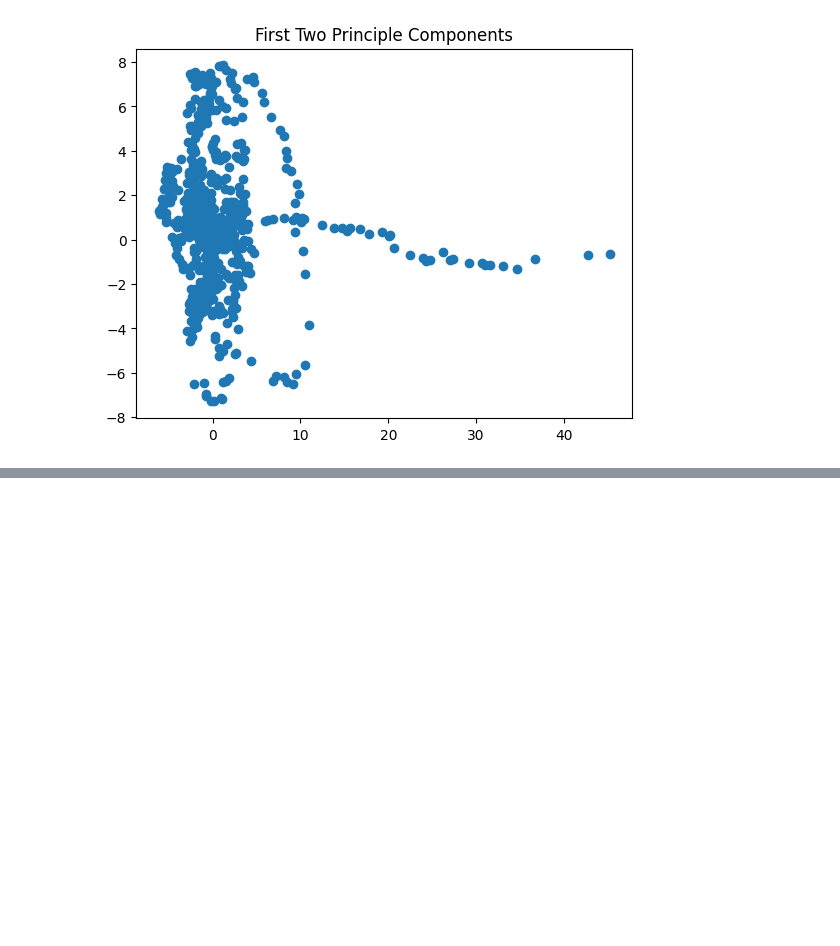
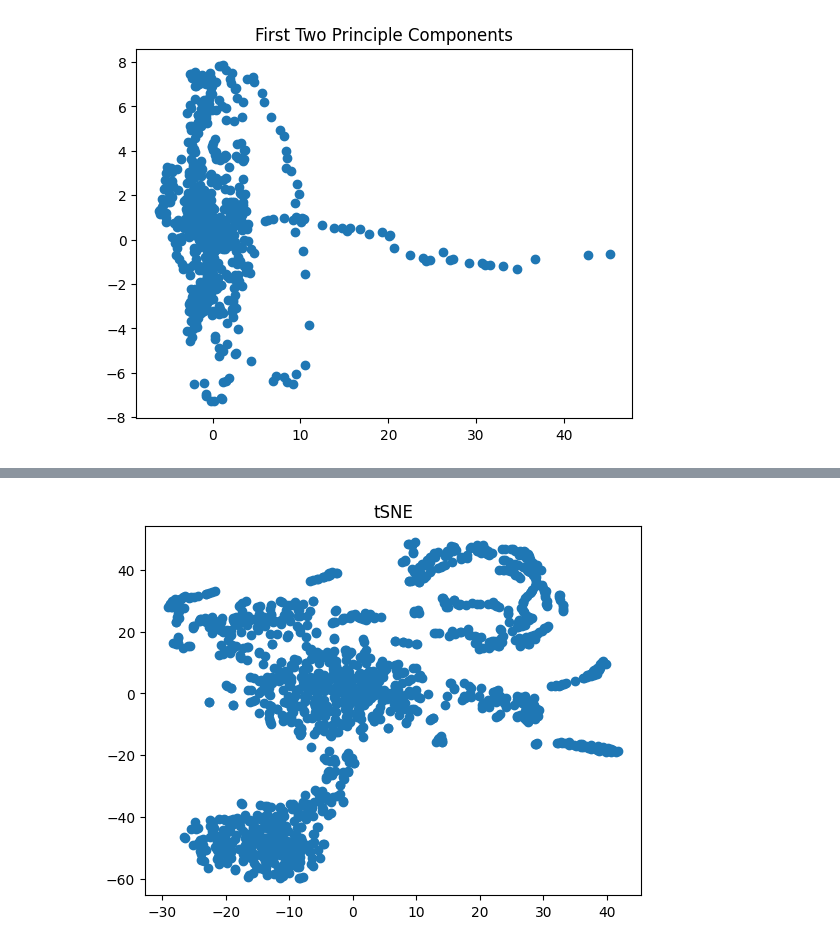
Before and after one commit to KyleTerrito/CHE4230, a Jupyter notebook: testing/Testing.ipynb, the cells around one changed output, grey strips where cells are left out. Cells and saved outputs as stored; diff of their text form; code cells hidden in the pictures; blank space fills up the shorter version.

```diff
--- a/testing/Testing.ipynb
+++ b/testing/Testing.ipynb
@@ -63,0 +75,10 @@ plt.scatter(part_tSNE[:,0], part_tSNE[:,1])
+# %%
+from sklearn.manifold import TSNE
+tsne = TSNE(n_components = 2)
+df_tsne = tsne.fit_transform(train_scaled)
+
+plt.scatter(df_tsne[:,0], df_tsne[:,1])
+plt.title("tSNE")
+plt.show()
+# %% [output]
+[figure, added]
```
Also changed, not shown: parts of 6 cells of this notebook, 1 other file.
